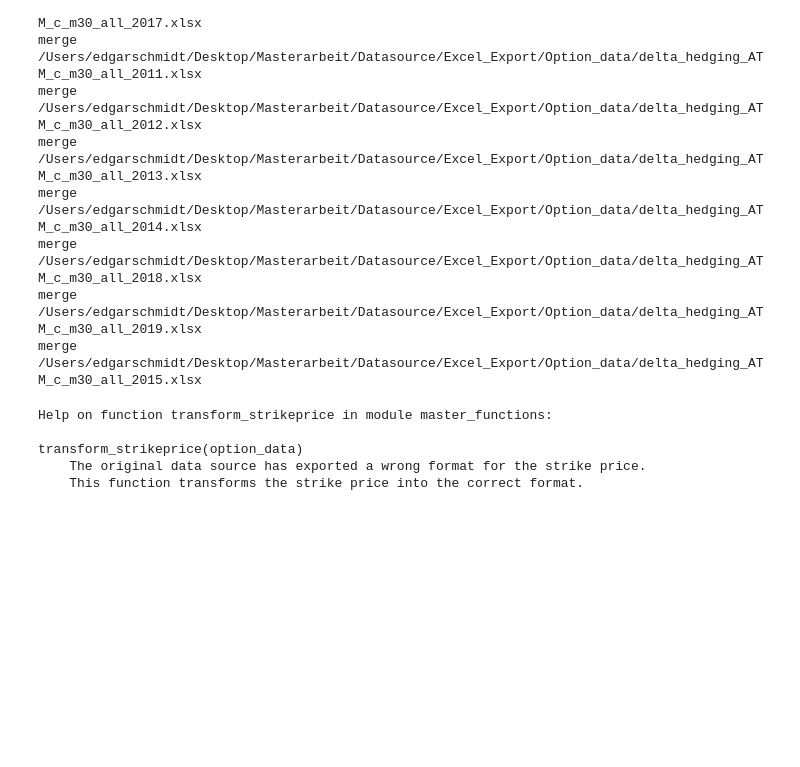
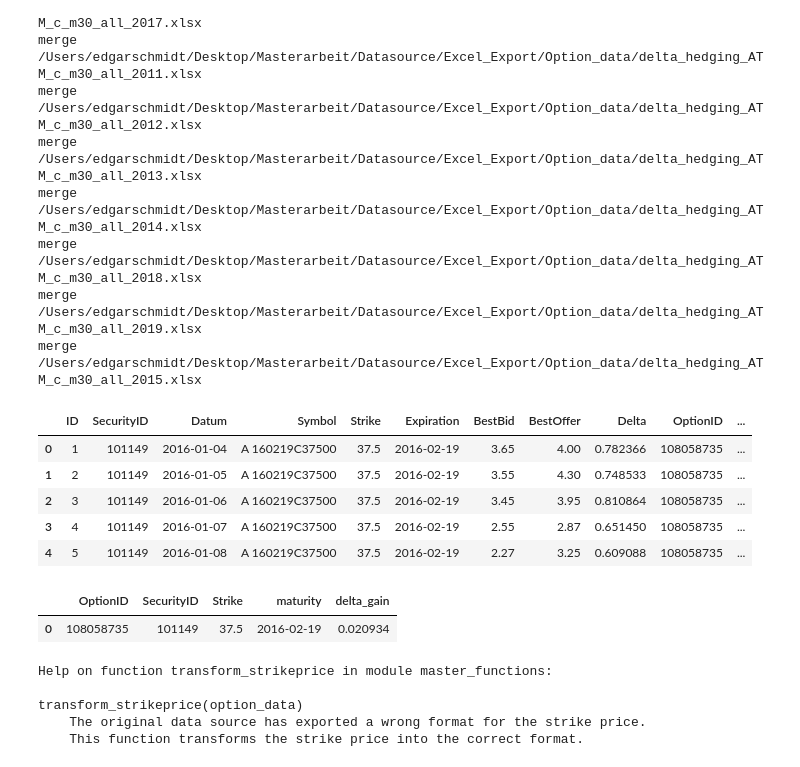
Before and after one commit to edgar9619/volatility_relevance, a Jupyter notebook: main.ipynb, the cells around one changed output. Cells and saved outputs as stored; diff of their text form; code cells hidden in the pictures; blank space fills up the shorter version.

```diff
--- a/main.ipynb
+++ b/main.ipynb
@@ -26,6 +26,25 @@ merge /Users/edgarschmidt/Desktop/Masterarbeit/Datasource/Excel_Export/Option_da
 merge /Users/edgarschmidt/Desktop/Masterarbeit/Datasource/Excel_Export/Option_data/delta_hedging_ATM_c_m30_all_2018.xlsx
 merge /Users/edgarschmidt/Desktop/Masterarbeit/Datasource/Excel_Export/Option_data/delta_hedging_ATM_c_m30_all_2019.xlsx
 merge /Users/edgarschmidt/Desktop/Masterarbeit/Datasource/Excel_Export/Option_data/delta_hedging_ATM_c_m30_all_2015.xlsx
+# %%
+delta_test = option_data.head(5)
+delta_test = mf.transform_strikeprice(delta_test)
+delta_test = mf.calculate_optionprice_C(delta_test)
+delta_test_returns = mf.calculate_discrete_delta_hedged_gains(delta_test)
+# %%
+delta_test
+# %% [output]
+|  | ID | SecurityID | Datum | Symbol | Strike | Expiration | BestBid | BestOffer | Delta | OptionID | ... |
+| 0 | 1 | 101149 | 2016-01-04 | A 160219C37500 | 37.5 | 2016-02-19 | 3.65 | 4.00 | 0.782366 | 108058735 | ... |
+| 1 | 2 | 101149 | 2016-01-05 | A 160219C37500 | 37.5 | 2016-02-19 | 3.55 | 4.30 | 0.748533 | 108058735 | ... |
+| 2 | 3 | 101149 | 2016-01-06 | A 160219C37500 | 37.5 | 2016-02-19 | 3.45 | 3.95 | 0.810864 | 108058735 | ... |
+| 3 | 4 | 101149 | 2016-01-07 | A 160219C37500 | 37.5 | 2016-02-19 | 2.55 | 2.87 | 0.651450 | 108058735 | ... |
+| 4 | 5 | 101149 | 2016-01-08 | A 160219C37500 | 37.5 | 2016-02-19 | 2.27 | 3.25 | 0.609088 | 108058735 | ... |
+# %%
+delta_test_returns
+# %% [output]
+|  | OptionID | SecurityID | Strike | maturity | delta_gain |
+| 0 | 108058735 | 101149 | 37.5 | 2016-02-19 | 0.020934 |
 # %%
 help(mf.transform_strikeprice)
 option_data_copy = pd.DataFrame(option_data.copy())
```
Also changed, not shown: parts of 31 cells of this notebook, 1 other file.
